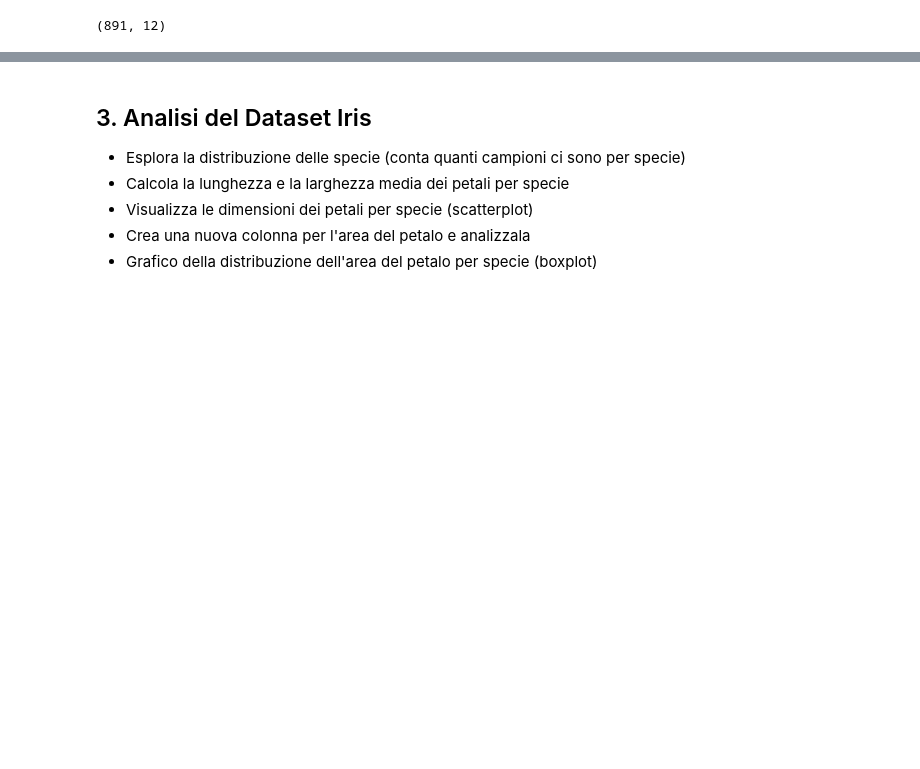
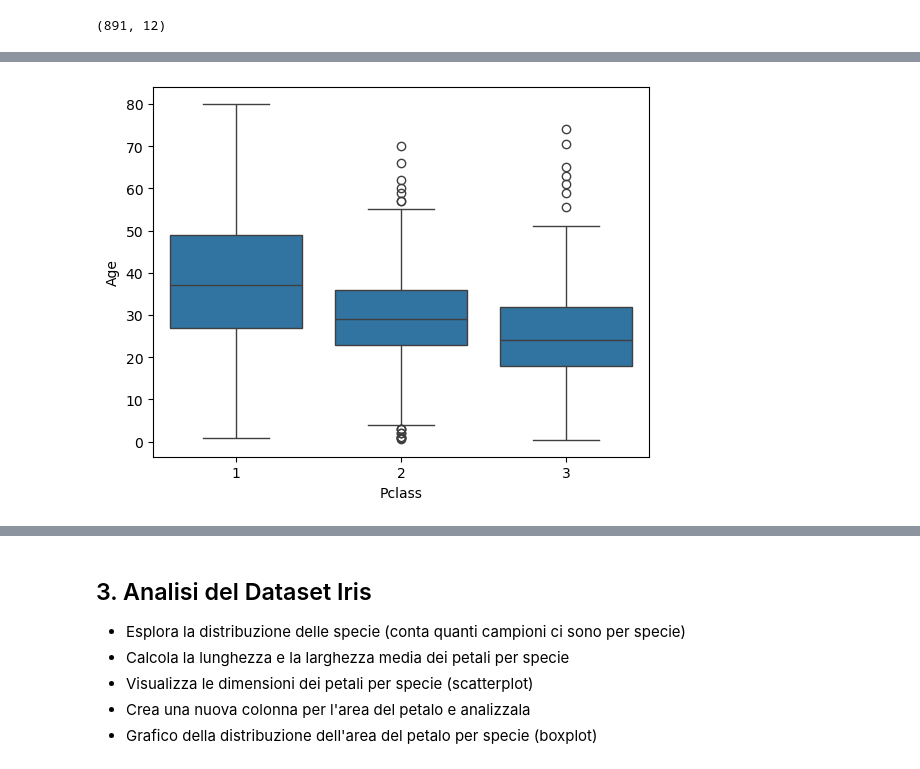
Before and after one commit to FrancescoMezzacasa/ProgrammingLab2, a Jupyter notebook: 4_Esercizi_lez4.ipynb, the cells around one changed output, grey strips where cells are left out. Cells and saved outputs as stored; diff of their text form; code cells hidden in the pictures; blank space fills up the shorter version.

```diff
--- a/4_Esercizi_lez4.ipynb
+++ b/4_Esercizi_lez4.ipynb
@@ -49,0 +157,6 @@ TypeError: Index.notna() takes 1 positional argument but 2 were given
+# %%
+#sarebbe da fare cosi per vedere la distribuzione
+sns.boxplot(data=df, x="Pclass", y="Age")
+plt.show()
+# %% [output]
+[figure, added]
```
Also changed, not shown: parts of 19 cells of this notebook, 8 other files.
